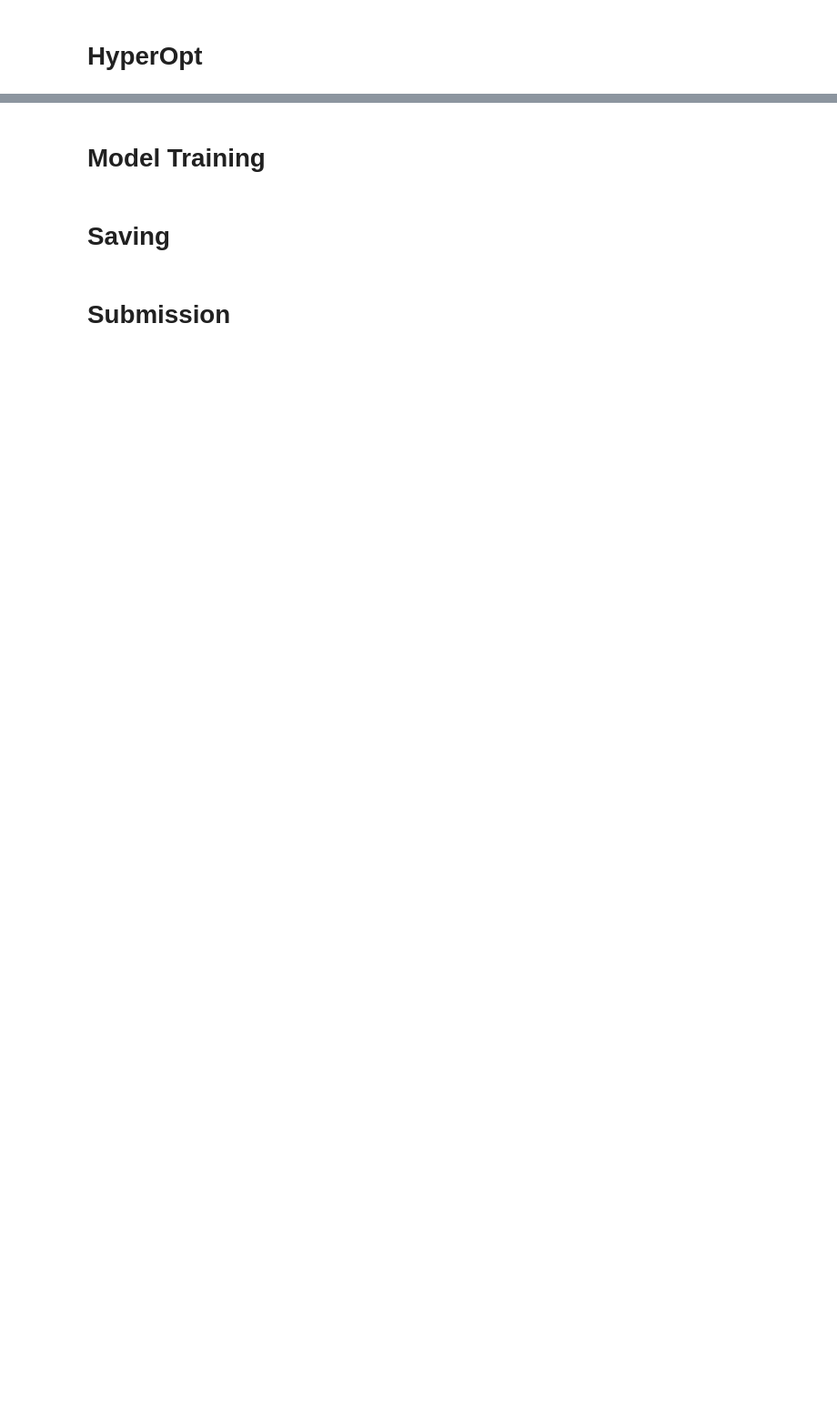
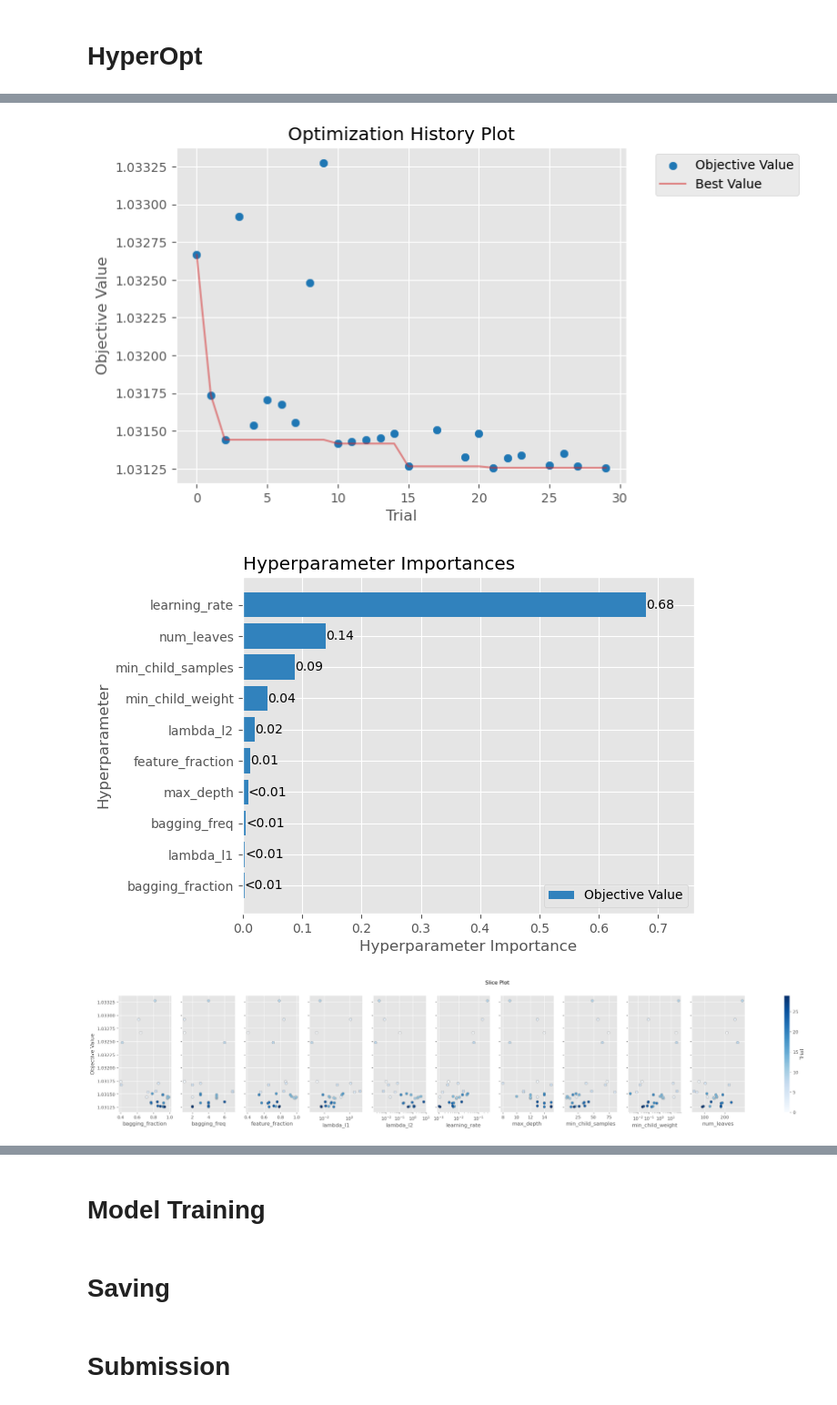
Before and after one commit to Axyom/PG-S4e12-Regression-Insurance, a Jupyter notebook: notebooks/LGBM_v2/LGBM_v2.ipynb, the cells around one changed output, grey strips where cells are left out. Shown at 91% size. Drawn from its saved outputs; the diff is of its cells as text; code cells hidden in the pictures; blank space fills up the shorter version.

```diff
--- a/notebooks/LGBM_v2/LGBM_v2.ipynb
+++ b/notebooks/LGBM_v2/LGBM_v2.ipynb
@@ -7,11 +7,11 @@ import sys
 # Config
 # %%
 HYPER_OPT = True
-HYPER_OPT_TIME = 8*60*60
+HYPER_OPT_TIME = 60
 USE_ORIGINAL_DATA = False
 SUBMIT_TO_KAGGLE = False
 COMPUTE_NONLOG = False
-USE_NONLOG = False
+USE_NONLOG = True
 # %%
 # Define the base directory (where the notebook is running)
 base_dir = os.path.abspath(os.path.join(os.getcwd(), "..", ".."))
@@ -213,7 +165,7 @@ memory usage: 99.6 MB
 from axyom_utilities.hyperparameter_tuning import LGBMTuner
 
 if HYPER_OPT:
-    tuner = LGBMTuner(X_train, y_train, HYPER_OPT_TIME)
+    tuner = LGBMTuner(X_train, y_train, HYPER_OPT_TIME, study_name="lgbm_v2")
     best_params = tuner.tune()
     tuner.plot()
 else:
@@ -251,2 +182,8 @@ LightGBMError: bin size 15274 cannot run on GPU
+# %%
+    tuner.plot()
+# %% [output]
+[figure, added]
+[figure, added]
+[figure, added]
 # %%
 best_params
```
Also changed, not shown: parts of 9 cells of this notebook, 42 other files.
